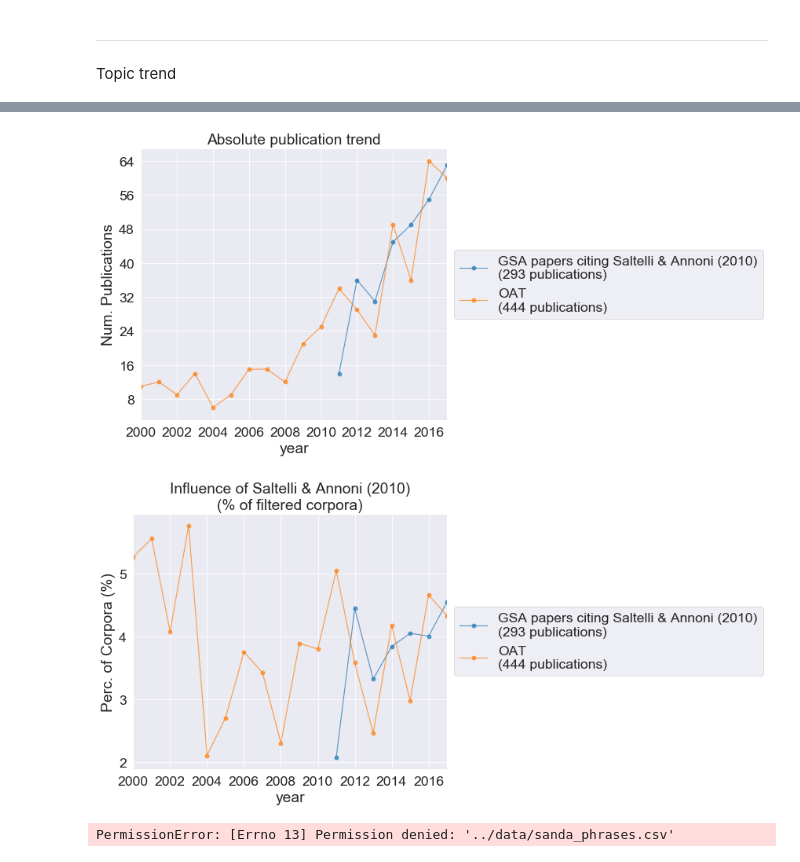
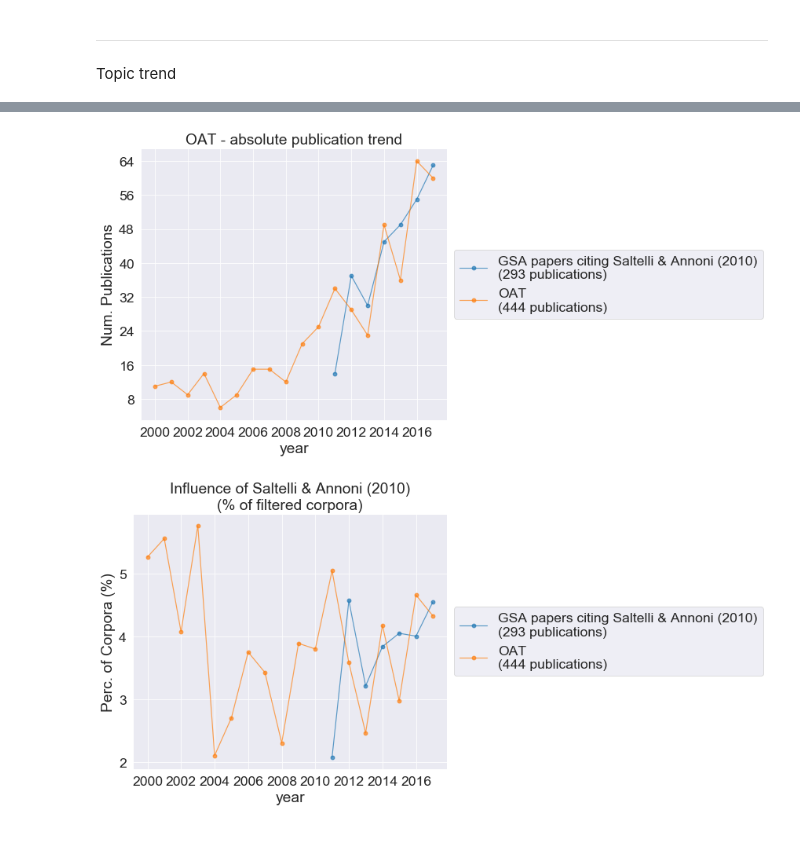
Before and after one commit to frog7/uasa-trends, a Jupyter notebook: notebooks/6 Identifying OAT in the corpora.ipynb, the cells around one changed output, grey strips where cells are left out. Saved outputs shown, nothing was run; the diff lists cells and outputs as text; code cells hidden in the pictures.

```diff
--- a/notebooks/6 Identifying OAT in the corpora.ipynb
+++ b/notebooks/6 Identifying OAT in the corpora.ipynb
@@ -184,7 +181,7 @@ wos_plot.plot_topic_trend([all_oat], total_rc=RC,
 matching_pubs = wosis.find_pubs_by_title(RC, ("How to avoid a perfunctory sensitivity analysis"))
 s_and_a_2010_wos_id = wosis.rc_to_df(matching_pubs).id[0]
 
-citing_works = wosis.get_citing_works(s_and_a_2010_wos_id, WOS_CONFIG, cache_as="{}/citing_works".format(TMP_DIR))
+citing_works = wosis.get_citing_works(s_and_a_2010_wos_id, WOS_CONFIG, cache_as="{}/sanda_citing_works".format(TMP_DIR))
 
 matches = wosis.find_keywords(citing_works, ["global sensitivity", "GSA", "sensitivity analysis"])
 len(matches)
@@ -198,20 +195,17 @@ Found 376 records
 matches = citing_works.yearSplit(0, 2017)
 # %%
 matches.name = 'GSA papers citing Saltelli & Annoni (2010)'
-wos_plot.plot_topic_trend([matches, all_oat], title="Absolute publication trend",
-                          #total_rc=RC,
+wos_plot.plot_topic_trend([matches, all_oat], title="OAT - absolute publication trend",
                           save_plot_fn='{}/Figure_sanda_2010_citations.png'.format(FIG_DIR))
 # %% [output]
-[figure, old version]
+[figure, new version]
 # %%
 wos_plot.plot_topic_trend([matches, all_oat], title="Influence of Saltelli & Annoni (2010)\n(% of filtered corpora)",
                           total_rc=RC,
                           save_plot_fn='{}/Figure_sanda_2010_citations_proportional.png'.format(FIG_DIR))
 # %% [output]
-[figure, old version]
+[figure, new version]
 # %%
 sanda_phrases = wosis.find_phrases(matches)
 # %%
 sanda_phrases.all_phrases.to_csv('{}/sanda_phrases.csv'.format(DATA_DIR))
-# %% [output]
-PermissionError: [Errno 13] Permission denied: '../data/sanda_phrases.csv'
```
Also changed, not shown: parts of 8 cells of this notebook.
